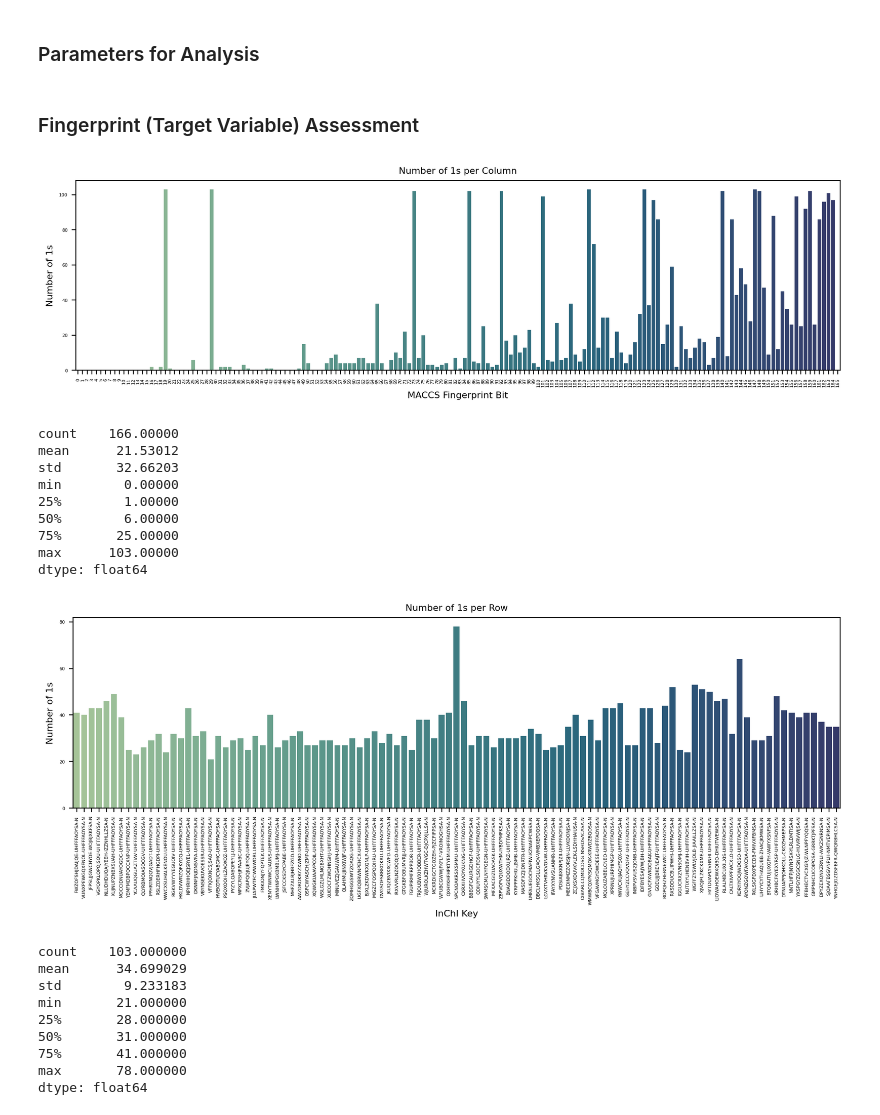
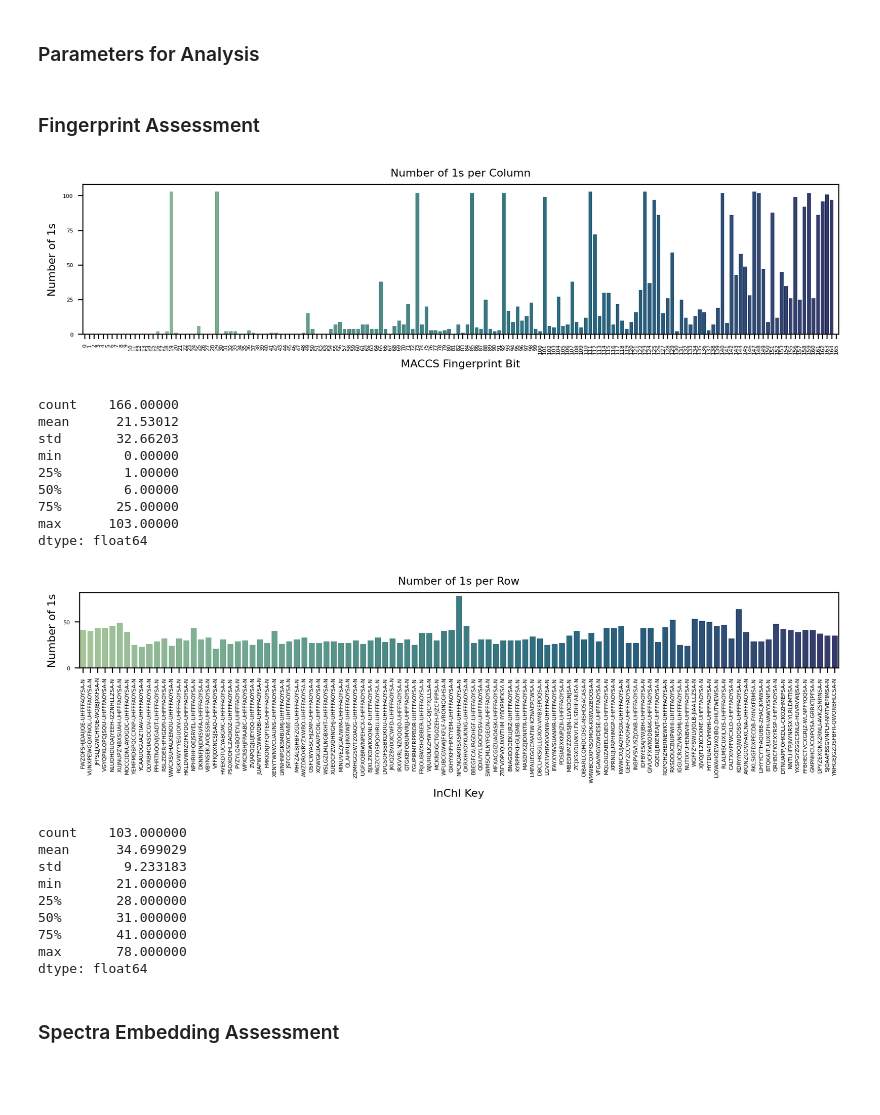
Before and after one commit to alpi314/mass_spectra, a Jupyter notebook: pipeline/s2_analyse.ipynb, the cells around one changed output. Drawn from its saved outputs; the diff is of its cells as text; code cells hidden in the pictures; blank space fills up the shorter version.

Commit message:
additional visualisations

```diff
--- a/pipeline/s2_analyse.ipynb
+++ b/pipeline/s2_analyse.ipynb
@@ -19,26 +19,26 @@ assert os.path.isfile(SPEC2VEC_EMBEDDING_FILE)
 assert FINGERPRINT_FILE.endswith('.csv')
 assert SPEC2VEC_EMBEDDING_FILE.endswith('.csv')
 # %% [markdown]
-### Fingerprint (Target Variable) Assessment
+### Fingerprint Assessment
 # %%
 df = pd.read_csv(FINGERPRINT_FILE)
 df.drop(columns=['name', 'inchi'], inplace=True)
 df.set_index('inchi_key', inplace=True)
 # %%
-fig, ax = plt.subplots(figsize=(12, 3), dpi=200)
+fig, ax = plt.subplots(figsize=(10, 2), dpi=200)
 sns.barplot(x=df.columns, y=df.sum(axis=0), ax=ax, palette="crest")
 
 ax.set_title('Number of 1s per Column', fontsize=8)
 ax.set_xlabel('MACCS Fingerprint Bit', fontsize=8)
 ax.set_ylabel('Number of 1s', fontsize=8)
 
 plt.xticks(rotation=90, fontsize=4)
 plt.yticks(fontsize=4)
 plt.show()
 
 df.sum(axis=0).describe()
 # %% [output]
-[figure, old version]
+[figure, new version]
 count    166.00000
 mean      21.53012
 std       32.66203
@@ -49,7 +49,7 @@ min        0.00000
 max      103.00000
 dtype: float64
 # %%
-fig, ax = plt.subplots(figsize=(12, 3), dpi=200)
+fig, ax = plt.subplots(figsize=(10, 1), dpi=200)
 sns.barplot(x=df.index, y=df.sum(axis=1), ax=ax, palette="crest")
 
 ax.set_title('Number of 1s per Row', fontsize=8)
@@ -62,7 +62,7 @@ plt.show()
 
 df.sum(axis=1).describe()
 # %% [output]
-[figure, old version]
+[figure, new version]
 count    103.000000
 mean      34.699029
 std        9.233183
@@ -72,3 +72,5 @@ min       21.000000
 75%       41.000000
 max       78.000000
 dtype: float64
+# %% [markdown]
+### Spectra Embedding Assessment
```
Also changed, not shown: parts of 2 cells of this notebook.
